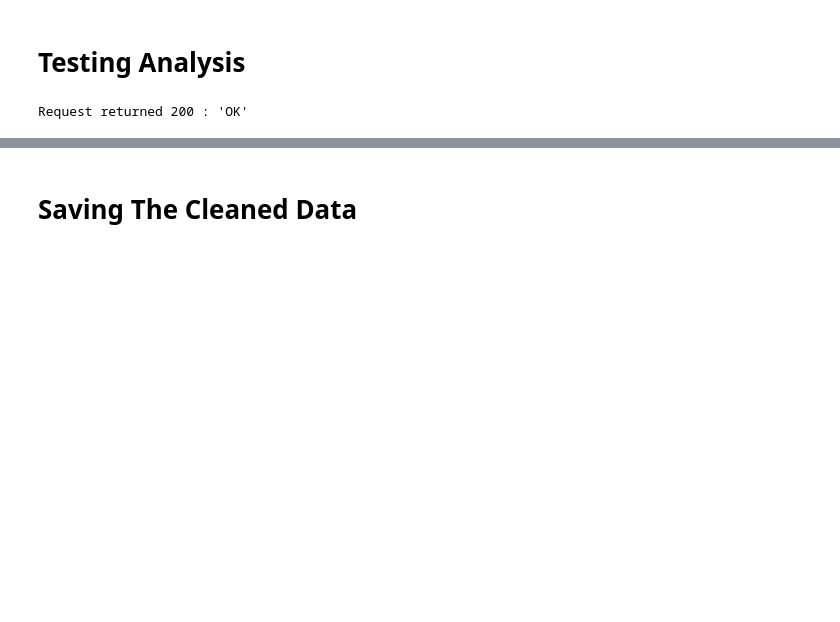
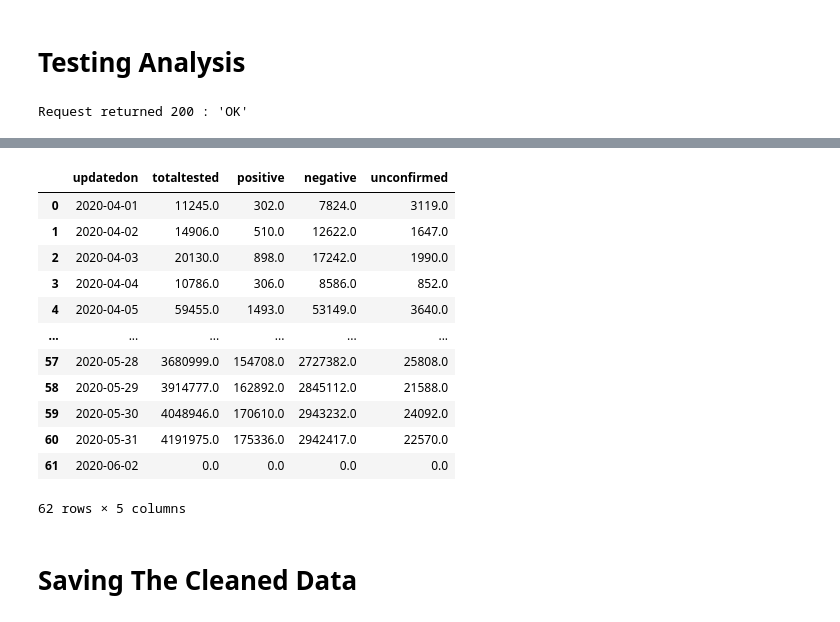
Before and after one commit to Covid-Analytics-India/covid19-analysis, a Jupyter notebook: SarthakTesting.ipynb, the cells around one changed output, grey strips where cells are left out. Cells and saved outputs as stored; diff of their text form; code cells hidden in the pictures; blank space fills up the shorter version.

```diff
--- a/SarthakTesting.ipynb
+++ b/SarthakTesting.ipynb
@@ -1026,23 +1058,23 @@ memory usage: 226.2+ KB
 # %%
 # Removing redundant entries
-testing_data = testing_data[testing_data['Updated On'] != '']
+testing_data = testing_data[testing_data['updatedon'] != '']
 # %%
 # Converting date string to datatime objects
-testing_data['Updated On'] = pd.to_datetime(testing_data['Updated On'], format='%d/%m/%Y')
+testing_data['updatedon'] = pd.to_datetime(testing_data['updatedon'], format='%d/%m/%Y')
 
 # Removing wrong data entry
-testing_data = testing_data[ testing_data['Total Tested'] != '14/04/2020' ]
+testing_data = testing_data[ testing_data['totaltested'] != '14/04/2020' ]
 # %%
 # Converting strings to floating point values after removing ','
 
 testing_data.replace(to_replace="", value="0", inplace=True)   ######VERY CRUCIAL, WITHOUT THIS CODE BREAKS, IDK WHY THOUGH {TOOK 30 MIN TO FIND}
 
-testing_data['Total Tested'] = testing_data['Total Tested'].str.replace(',', '').astype(float)
-testing_data['Positive'] = testing_data['Positive'].str.replace(',', '').astype(float)
-testing_data['Negative'] = testing_data['Negative'].str.replace(',', '').astype(float)
-testing_data['Unconfirmed'] = testing_data['Unconfirmed'].str.replace(',', '').astype(float)
+testing_data['totaltested'] = testing_data['totaltested'].str.replace(',', '').astype(float)
+testing_data['positive'] = testing_data['positive'].str.replace(',', '').astype(float)
+testing_data['negative'] = testing_data['negative'].str.replace(',', '').astype(float)
+testing_data['unconfirmed'] = testing_data['unconfirmed'].str.replace(',', '').astype(float)
 # %%
-last_updated_on = testing_data['Updated On'].max()
+last_updated_on = testing_data['updatedon'].max()
 
 # Seperating the data to be grouped
 
@@ -1050,23 +1082,37 @@ grouped_testing_data = testing_data
 
 # Sorting the data according to the total number of tested cases
 
-grouped_testing_data = grouped_testing_data.sort_values(['Total Tested'],ascending=False)
+grouped_testing_data = grouped_testing_data.sort_values(['totaltested'],ascending=False)
 
 # Grouped_testing_data
 
-grouped_testing_data = grouped_testing_data.groupby('Updated On')['Total Tested', 'Positive', 'Negative',
-       'Unconfirmed'].sum().reset_index()
+grouped_testing_data = grouped_testing_data.groupby('updatedon')['totaltested', 'positive', 'negative',
+       'unconfirmed'].sum().reset_index()
 # %%
 # import time module to access time based functions
 import time
 
 # Create the date we want to exclude and convert it be a time object
 d1 = "2020-02-04"
 newdate1 = time.strptime(d1, "%Y-%m-%d")
 
 # remove the date
-grouped_testing_data = grouped_testing_data[grouped_testing_data['Updated On'] != d1 ]
+grouped_testing_data = grouped_testing_data[grouped_testing_data['updatedon'] != d1 ]
 grouped_testing_data
+# %% [output]
+|  | updatedon | totaltested | positive | negative | unconfirmed |
+| 0 | 2020-04-01 | 11245.0 | 302.0 | 7824.0 | 3119.0 |
+| 1 | 2020-04-02 | 14906.0 | 510.0 | 12622.0 | 1647.0 |
+| 2 | 2020-04-03 | 20130.0 | 898.0 | 17242.0 | 1990.0 |
+| 3 | 2020-04-04 | 10786.0 | 306.0 | 8586.0 | 852.0 |
+| 4 | 2020-04-05 | 59455.0 | 1493.0 | 53149.0 | 3640.0 |
+| ... | ... | ... | ... | ... | ... |
+| 57 | 2020-05-28 | 3680999.0 | 154708.0 | 2727382.0 | 25808.0 |
+| 58 | 2020-05-29 | 3914777.0 | 162892.0 | 2845112.0 | 21588.0 |
+| 59 | 2020-05-30 | 4048946.0 | 170610.0 | 2943232.0 | 24092.0 |
+| 60 | 2020-05-31 | 4191975.0 | 175336.0 | 2942417.0 | 22570.0 |
+| 61 | 2020-06-02 | 0.0 | 0.0 | 0.0 | 0.0 |
+62 rows × 5 columns
 # %% [markdown]
 # Saving The Cleaned Data
 # %%
```
Also changed, not shown: parts of 18 cells of this notebook.
